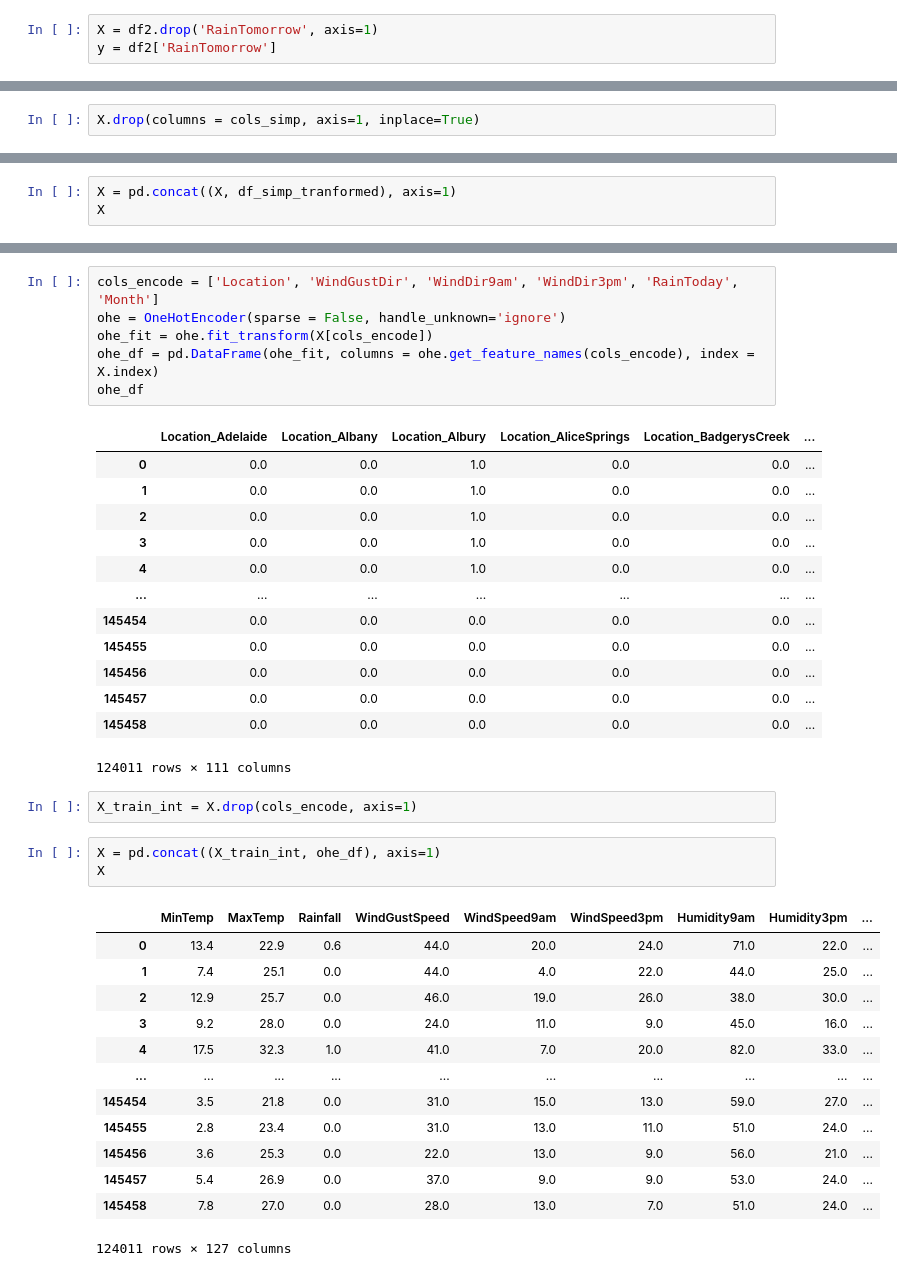
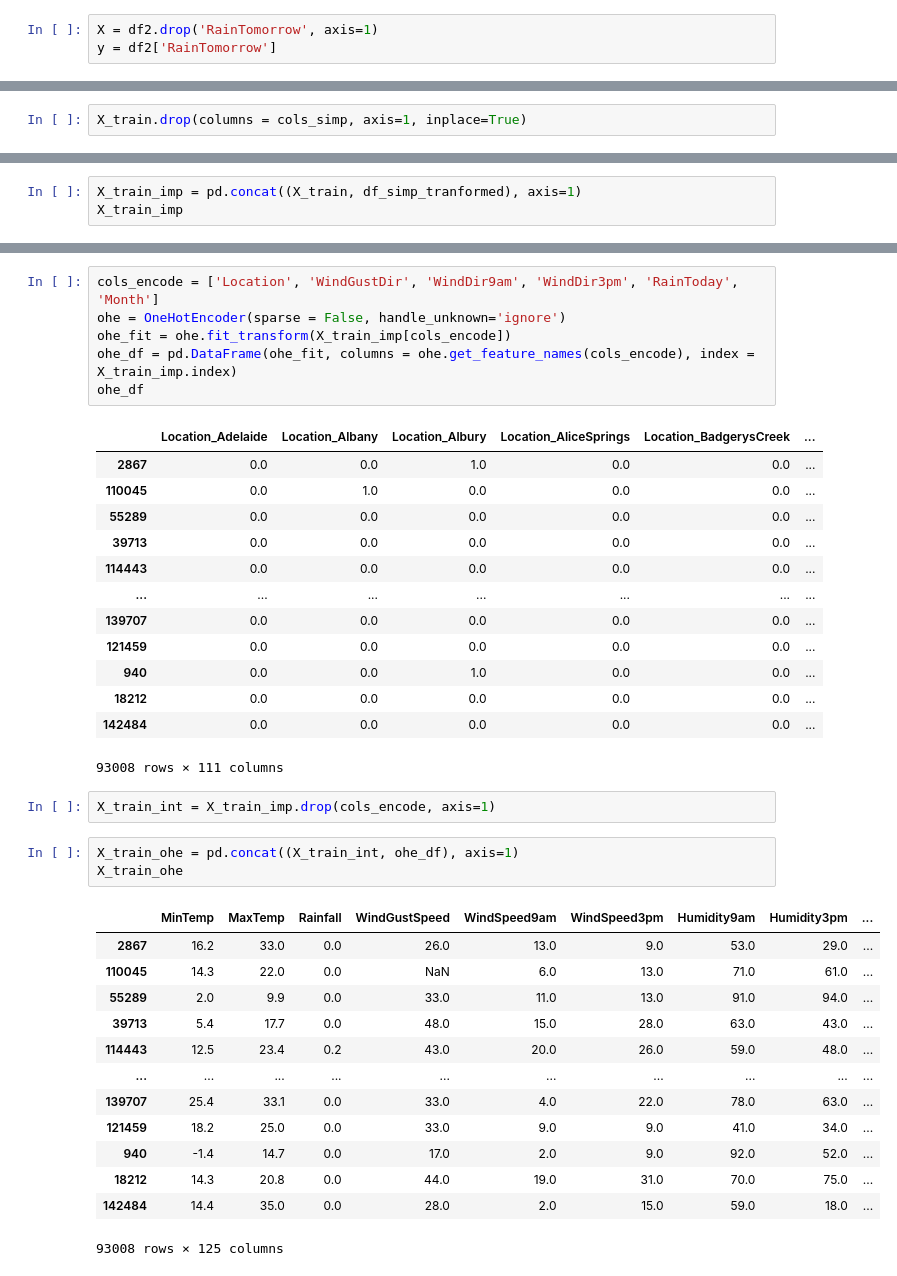
Before and after one commit to alpacanonymous/project3, a Jupyter notebook: Colin notebook.ipynb, the cells around one changed output, grey strips where cells are left out. Drawn from its saved outputs; the diff is of its cells as text.

Commit message:
hopefully cleaned data

```diff
--- a/Colin notebook.ipynb
+++ b/Colin notebook.ipynb
@@ -133,2 +118,2 @@ df_simp_tranformed
 # %%
-X.drop(columns = cols_simp, axis=1, inplace=True)
+X_train.drop(columns = cols_simp, axis=1, inplace=True)
@@ -135,5 +125,5 @@ X.drop(columns = cols_simp, axis=1, inplace=True)
 # %%
-X = pd.concat((X, df_simp_tranformed), axis=1)
-X
+X_train_imp = pd.concat((X_train, df_simp_tranformed), axis=1)
+X_train_imp
 # %% [output]
 |  | Location | MinTemp | MaxTemp | Rainfall | WindGustSpeed | WindSpeed9am | WindSpeed3pm | Humidity9am | ... |
@@ -152,41 +142,41 @@ X
 # %%
 cols_encode = ['Location', 'WindGustDir', 'WindDir9am', 'WindDir3pm', 'RainToday', 'Month']
 ohe = OneHotEncoder(sparse = False, handle_unknown='ignore')
-ohe_fit = ohe.fit_transform(X[cols_encode])
-ohe_df = pd.DataFrame(ohe_fit, columns = ohe.get_feature_names(cols_encode), index = X.index)
+ohe_fit = ohe.fit_transform(X_train_imp[cols_encode])
+ohe_df = pd.DataFrame(ohe_fit, columns = ohe.get_feature_names(cols_encode), index = X_train_imp.index)
 ohe_df
 # %% [output]
 |  | Location_Adelaide | Location_Albany | Location_Albury | Location_AliceSprings | Location_BadgerysCreek | ... |
-| 0 | 0.0 | 0.0 | 1.0 | 0.0 | 0.0 | ... |
-| 1 | 0.0 | 0.0 | 1.0 | 0.0 | 0.0 | ... |
-| 2 | 0.0 | 0.0 | 1.0 | 0.0 | 0.0 | ... |
-| 3 | 0.0 | 0.0 | 1.0 | 0.0 | 0.0 | ... |
-| 4 | 0.0 | 0.0 | 1.0 | 0.0 | 0.0 | ... |
+| 2867 | 0.0 | 0.0 | 1.0 | 0.0 | 0.0 | ... |
+| 110045 | 0.0 | 1.0 | 0.0 | 0.0 | 0.0 | ... |
+| 55289 | 0.0 | 0.0 | 0.0 | 0.0 | 0.0 | ... |
+| 39713 | 0.0 | 0.0 | 0.0 | 0.0 | 0.0 | ... |
+| 114443 | 0.0 | 0.0 | 0.0 | 0.0 | 0.0 | ... |
 | ... | ... | ... | ... | ... | ... | ... |
-| 145454 | 0.0 | 0.0 | 0.0 | 0.0 | 0.0 | ... |
-| 145455 | 0.0 | 0.0 | 0.0 | 0.0 | 0.0 | ... |
-| 145456 | 0.0 | 0.0 | 0.0 | 0.0 | 0.0 | ... |
-| 145457 | 0.0 | 0.0 | 0.0 | 0.0 | 0.0 | ... |
-| 145458 | 0.0 | 0.0 | 0.0 | 0.0 | 0.0 | ... |
+| 139707 | 0.0 | 0.0 | 0.0 | 0.0 | 0.0 | ... |
+| 121459 | 0.0 | 0.0 | 0.0 | 0.0 | 0.0 | ... |
+| 940 | 0.0 | 0.0 | 1.0 | 0.0 | 0.0 | ... |
+| 18212 | 0.0 | 0.0 | 0.0 | 0.0 | 0.0 | ... |
+| 142484 | 0.0 | 0.0 | 0.0 | 0.0 | 0.0 | ... |
-124011 rows × 111 columns
+93008 rows × 111 columns
 # %%
-X_train_int = X.drop(cols_encode, axis=1)
+X_train_int = X_train_imp.drop(cols_encode, axis=1)
 # %%
-X = pd.concat((X_train_int, ohe_df), axis=1)
-X
+X_train_ohe = pd.concat((X_train_int, ohe_df), axis=1)
+X_train_ohe
 # %% [output]
 |  | MinTemp | MaxTemp | Rainfall | WindGustSpeed | WindSpeed9am | WindSpeed3pm | Humidity9am | Humidity3pm | ... |
-| 0 | 13.4 | 22.9 | 0.6 | 44.0 | 20.0 | 24.0 | 71.0 | 22.0 | ... |
-| 1 | 7.4 | 25.1 | 0.0 | 44.0 | 4.0 | 22.0 | 44.0 | 25.0 | ... |
-| 2 | 12.9 | 25.7 | 0.0 | 46.0 | 19.0 | 26.0 | 38.0 | 30.0 | ... |
-| 3 | 9.2 | 28.0 | 0.0 | 24.0 | 11.0 | 9.0 | 45.0 | 16.0 | ... |
-| 4 | 17.5 | 32.3 | 1.0 | 41.0 | 7.0 | 20.0 | 82.0 | 33.0 | ... |
+| 2867 | 16.2 | 33.0 | 0.0 | 26.0 | 13.0 | 9.0 | 53.0 | 29.0 | ... |
+| 110045 | 14.3 | 22.0 | 0.0 | NaN | 6.0 | 13.0 | 71.0 | 61.0 | ... |
+| 55289 | 2.0 | 9.9 | 0.0 | 33.0 | 11.0 | 13.0 | 91.0 | 94.0 | ... |
+| 39713 | 5.4 | 17.7 | 0.0 | 48.0 | 15.0 | 28.0 | 63.0 | 43.0 | ... |
+| 114443 | 12.5 | 23.4 | 0.2 | 43.0 | 20.0 | 26.0 | 59.0 | 48.0 | ... |
 | ... | ... | ... | ... | ... | ... | ... | ... | ... | ... |
-| 145454 | 3.5 | 21.8 | 0.0 | 31.0 | 15.0 | 13.0 | 59.0 | 27.0 | ... |
-| 145455 | 2.8 | 23.4 | 0.0 | 31.0 | 13.0 | 11.0 | 51.0 | 24.0 | ... |
-| 145456 | 3.6 | 25.3 | 0.0 | 22.0 | 13.0 | 9.0 | 56.0 | 21.0 | ... |
-| 145457 | 5.4 | 26.9 | 0.0 | 37.0 | 9.0 | 9.0 | 53.0 | 24.0 | ... |
-| 145458 | 7.8 | 27.0 | 0.0 | 28.0 | 13.0 | 7.0 | 51.0 | 24.0 | ... |
+| 139707 | 25.4 | 33.1 | 0.0 | 33.0 | 4.0 | 22.0 | 78.0 | 63.0 | ... |
+| 121459 | 18.2 | 25.0 | 0.0 | 33.0 | 9.0 | 9.0 | 41.0 | 34.0 | ... |
+| 940 | -1.4 | 14.7 | 0.0 | 17.0 | 2.0 | 9.0 | 92.0 | 52.0 | ... |
+| 18212 | 14.3 | 20.8 | 0.0 | 44.0 | 19.0 | 31.0 | 70.0 | 75.0 | ... |
+| 142484 | 14.4 | 35.0 | 0.0 | 28.0 | 2.0 | 15.0 | 59.0 | 18.0 | ... |
-124011 rows × 127 columns
+93008 rows × 125 columns
 # %%
 imputer = KNNImputer(n_neighbors=5, weights="uniform")
```
Also changed, not shown: parts of 16 cells of this notebook, 2 other files.
